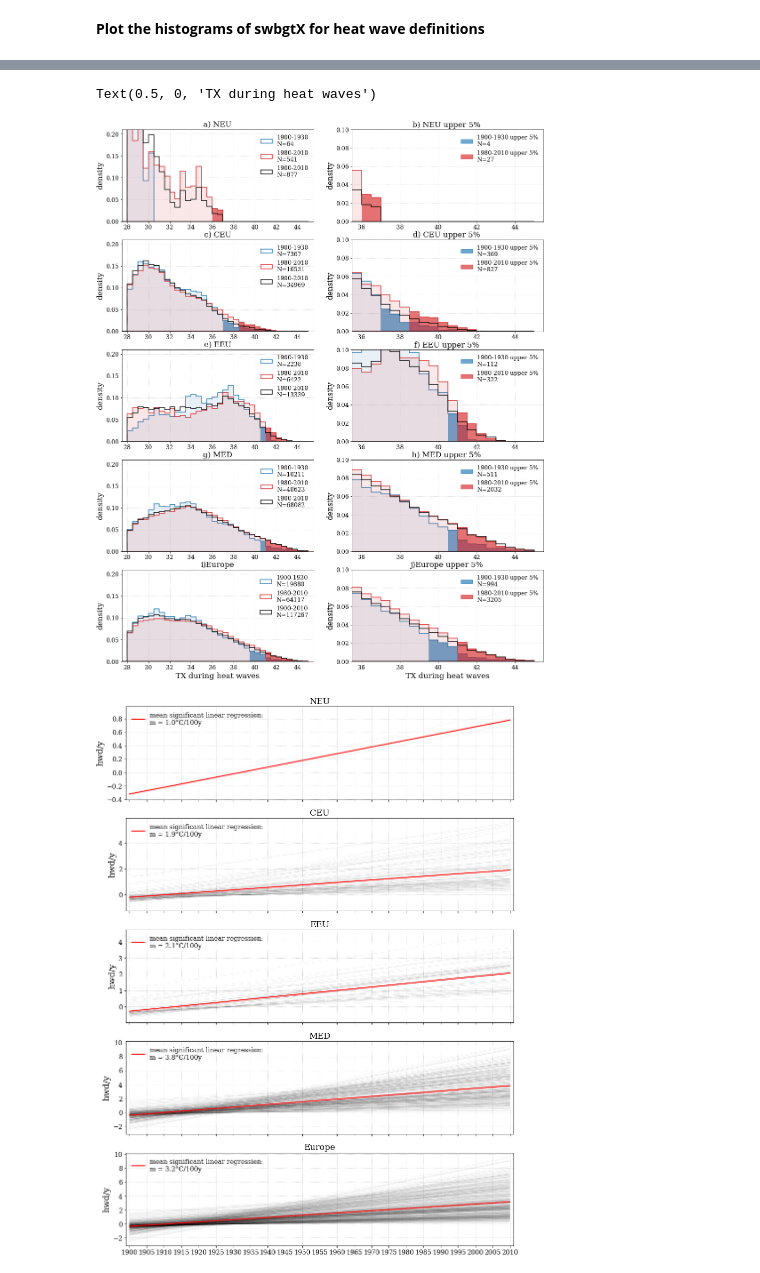
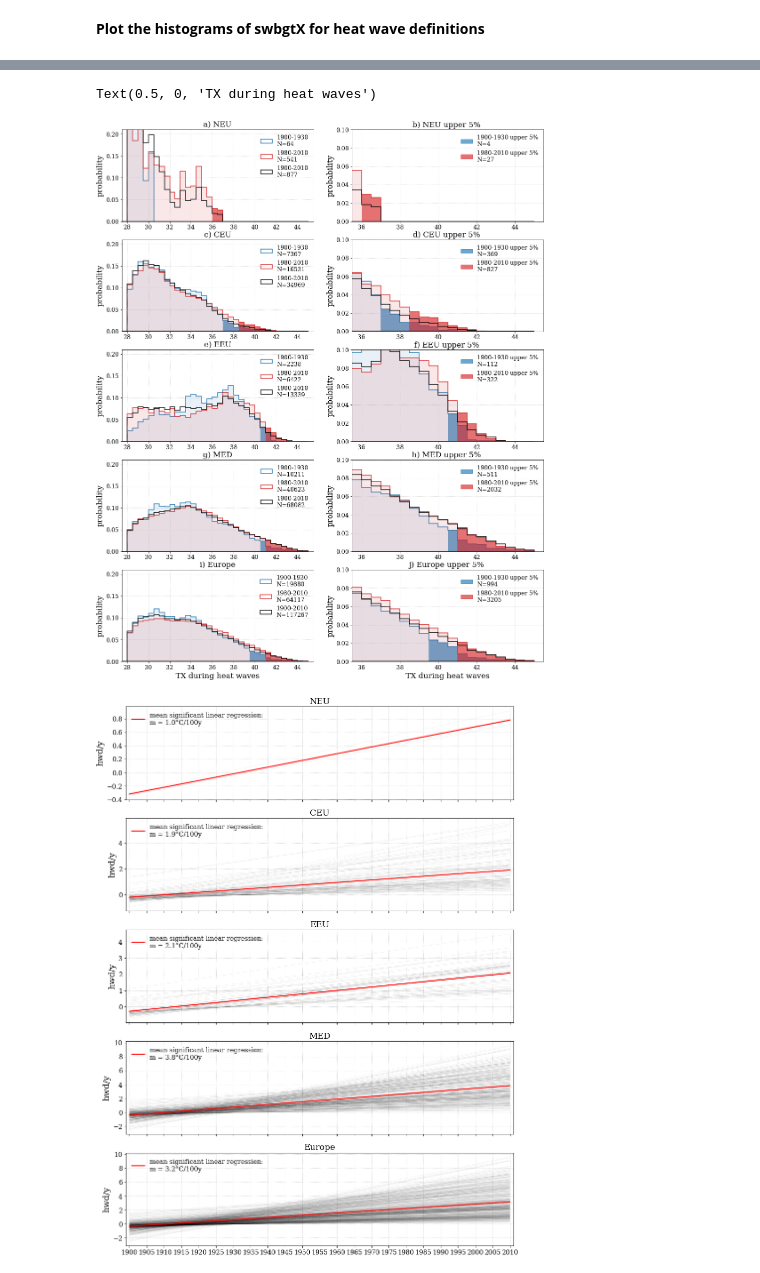
Before and after one commit to nilsnevertree/Trends-in-Heat-Stress-over-Europe, a Jupyter notebook: Scripts/heat_wave_trend.ipynb, the cells around one changed output, grey strips where cells are left out. Saved outputs shown, nothing was run; the diff lists cells and outputs as text; code cells hidden in the pictures.

```diff
--- a/Scripts/heat_wave_trend.ipynb
+++ b/Scripts/heat_wave_trend.ipynb
@@ -199,7 +199,7 @@ for region in regions:
 #     both_variables(ax = ax3, data = hwmid.where(mask_russo))
 
     for axs in [ax0,ax1]:
-        axs.set_ylabel('density')
+        axs.set_ylabel('probability')
 #         axs.set_xlabel('sWBGT')
         axs.grid()
         axs.axvline(29.4, color = 'k', linewidth = 1.5, linestyle = ':')
@@ -322,35 +322,35 @@ for region in regions:
     patches.append(mpatches.Patch(color='tab:red', alpha = 0.65, label=last_res[-1]))
     lgd = ax1.legend(handles=patches)
 #     ax1.legend()
 
     ylim = list(ax1.get_xlim())
     ylim[0] = int(min([first_res[0], last_res[1]])) - 0.5
     ax1.set_xlim(ylim)
     ax1.set_ylim([0,0.10])
     ax0.set_ylim([0,0.21])
     ax0.set_xlim(27.5,45.5)
     ax1.set_xlim(35.5,45.5)
     ax0.set_title(subfigure_label[idx_subfigure_label] + region[0])
     idx_subfigure_label += 1
     ax1.set_title(subfigure_label[idx_subfigure_label] + region[0] + ' upper 5% ')
     idx_subfigure_label += 1
 #     both_variables(ax = ax1, data = data.swbgt.where(mask_russo))
 
 #     both_variables(ax = ax2, data = hwmid.where(mask_dwd))
 #     both_variables(ax = ax3, data = hwmid.where(mask_russo))
 
     for axs in [ax0,ax1]:
-        axs.set_ylabel('density')
+        axs.set_ylabel('probability')
 #         axs.set_xlabel('sWBGT')
         axs.grid()
 
     idx += 1
 
 ax0.set_xlabel(xlabel)
 ax1.set_xlabel(xlabel)
 # %% [output]
 Text(0.5, 0, 'TX during heat waves')
-[figure, old version]
+[figure, new version]
 # %%
 fig.savefig(trendfolder + 'histograms_' + variable_long + '_density_ydrunpctl_98_referenceperiod.png')
 # %%
```
Also changed, not shown: parts of 2 cells of this notebook, 2 other files.
